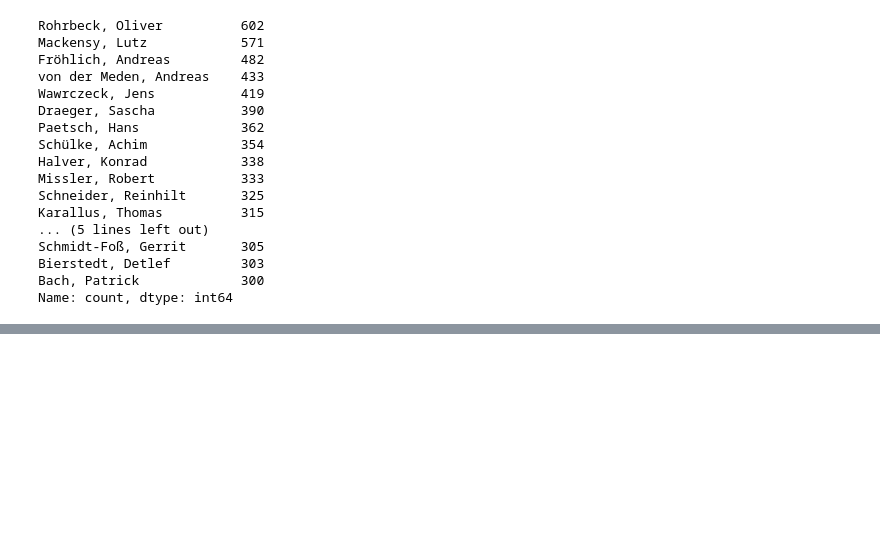
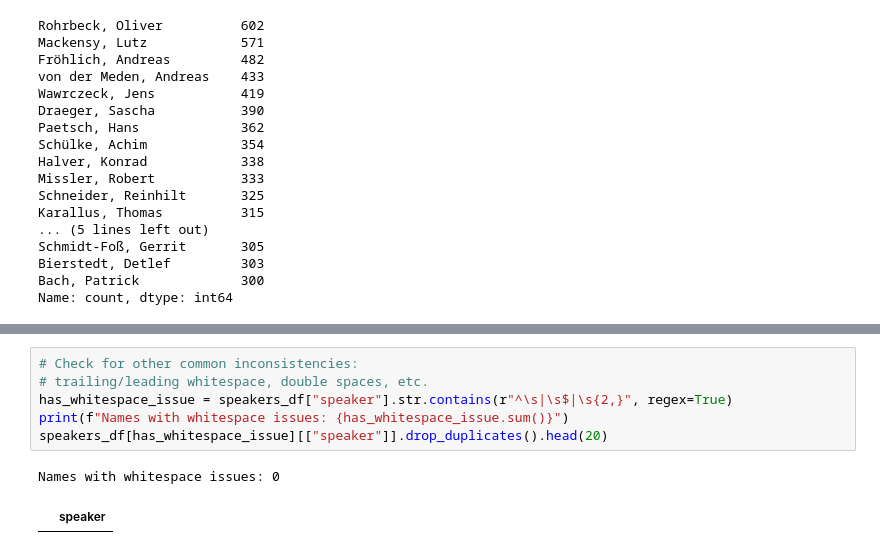
Before and after one commit to JKL453/hoerspiel-explorer, a Jupyter notebook: notebooks/01_exploration.ipynb, the cells around one changed output, grey strips where cells are left out. Drawn from its saved outputs; the diff is of its cells as text; blank space fills up the shorter version.

```diff
--- a/notebooks/01_exploration.ipynb
+++ b/notebooks/01_exploration.ipynb
@@ -239,0 +338,9 @@ Name: count, dtype: int64
+# %%
+# Check for other common inconsistencies:
+# trailing/leading whitespace, double spaces, etc.
+has_whitespace_issue = speakers_df["speaker"].str.contains(r"^\s|\s$|\s{2,}", regex=True)
+print(f"Names with whitespace issues: {has_whitespace_issue.sum()}")
+speakers_df[has_whitespace_issue][["speaker"]].drop_duplicates().head(20)
+# %% [output]
+Names with whitespace issues: 0
+|  | speaker |
```
Also changed, not shown: parts of 7 cells of this notebook, 1 other file.
